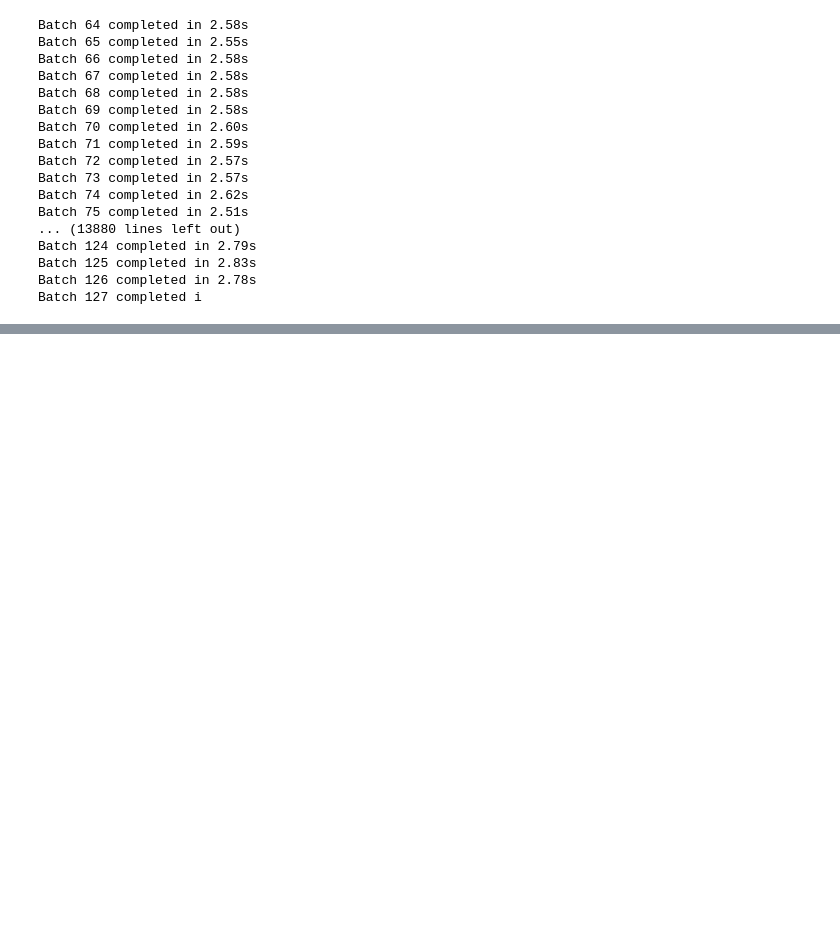
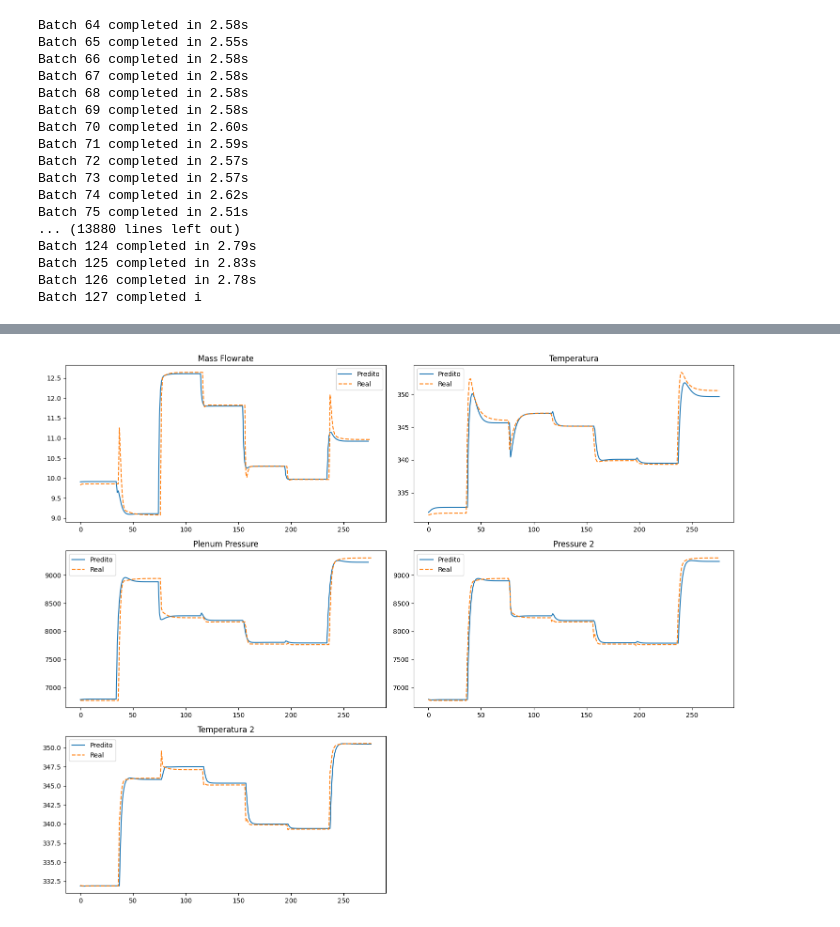
Before and after one commit to MMatheusB/UFBA, a Jupyter notebook: New_project/teste.ipynb, the cells around one changed output, grey strips where cells are left out. Cells and saved outputs as stored; diff of their text form; code cells hidden in the pictures; blank space fills up the shorter version.

Commit message:
teste

```diff
--- a/New_project/teste.ipynb
+++ b/New_project/teste.ipynb
@@ -195,6 +195,7 @@ alphas_teste = qmc.scale(samples_alphas_teste, 0.35, 0.65).flatten()
 sim2 = sim = Simulation(plenum_sys, compressor, x0, z0, u0, nAlphas_teste, alphas_teste, N_RotS_teste, 40, dt, timestep)
 x_values_teste, z_values_teste, time_steps, alpha_values_teste, N_values_teste, x_teste, y_teste, x_min, x_max, y_min, y_max = sim.run()
 x_teste_np = x_teste.reshape(1,277, 3, 7)
+interval3 = np.linspace(0, 40*nAlphas_teste, len(x_teste))
 # %%
 import torch
 
@@ -290,0 +331,56 @@ for i in range(num_outputs):
+# %%
+import matplotlib.pyplot as plt
+import numpy as np
+
+# Converter listas para numpy arrays
+massFlowrate_pred = np.array(massFlowrate_pred[3:])
+Temperatura_pred = np.array(Temperatura[3:])
+PlenumPressure_pred = np.array(PlenumPressure_pred[3:])
+Pressure2_pred = np.array(Pressure2[3:])
+Temperatura2_pred = np.array(Temperatura2[3:])
+
+# Garantir que y_teste está no formato de numpy array
+y_teste = np.array(y_teste)
+
+# Plotar os gráficos
+plt.figure(figsize=(15, 12))
+
+# 1. Mass Flowrate
+plt.subplot(3, 2, 1)
+plt.plot(massFlowrate_pred, label='Predito')
+plt.plot(y_teste[:, 0], label='Real', linestyle='--')
+plt.title('Mass Flowrate')
+plt.legend()
+
+# 2. Temperatura
+plt.subplot(3, 2, 2)
+plt.plot(Temperatura_pred, label='Predito')
+plt.plot(y_teste[:, 1], label='Real', linestyle='--')
+plt.title('Temperatura')
+plt.legend()
+
+# 3. Plenum Pressure
+plt.subplot(3, 2, 3)
+plt.plot(PlenumPressure_pred, label='Predito')
+plt.plot(y_teste[:, 3], label='Real', linestyle='--')  # Índice 4: conferir se bate com seu output
+plt.title('Plenum Pressure')
+plt.legend()
+
+# 4. Pressure 2
+plt.subplot(3, 2, 4)
+plt.plot(Pressure2_pred, label='Predito')
+plt.plot(y_teste[:, 4], label='Real', linestyle='--')  # Índice 5: conferir
+plt.title('Pressure 2')
+plt.legend()
+
+# 5. Temperatura 2
+plt.subplot(3, 2, 5)
+plt.plot(Temperatura2_pred, label='Predito')
+plt.plot(y_teste[:, 11], label='Real', linestyle='--')  # Índice 11: conferir
+plt.title('Temperatura 2')
+plt.legend()
+
+plt.tight_layout()
+plt.show()
+# %% [output]
+[figure, added]
```
Also changed, not shown: parts of 6 cells of this notebook, 2 other files.
